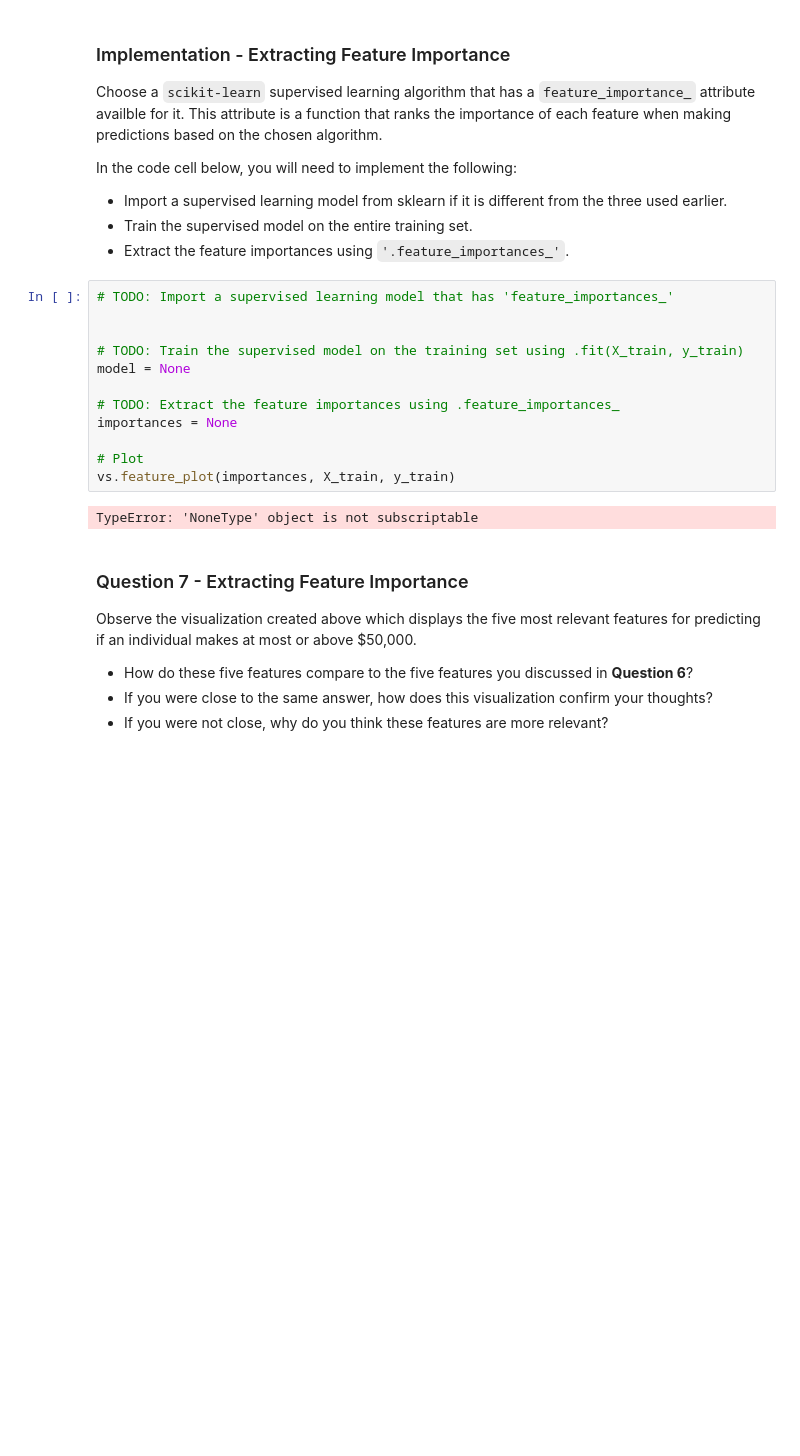
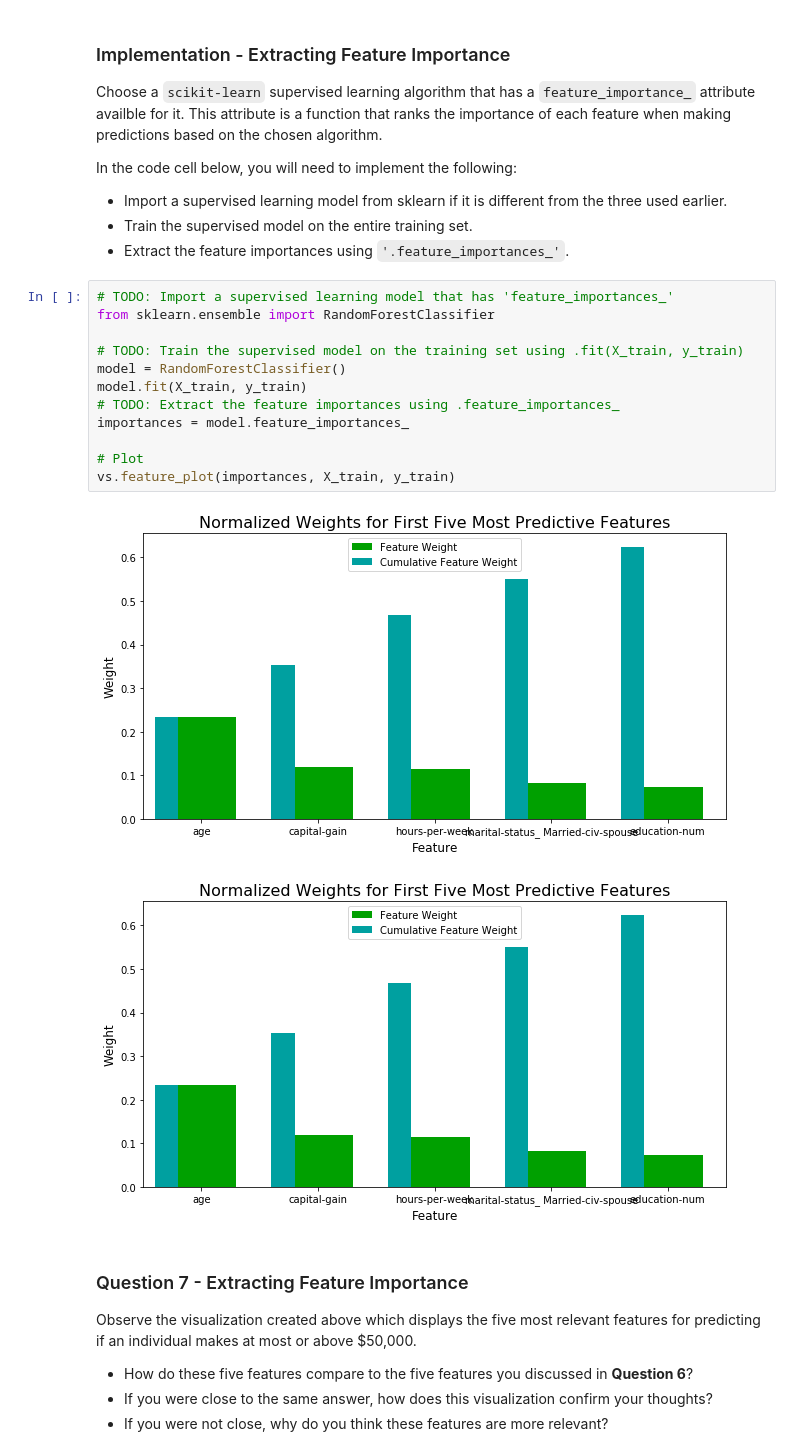
Before and after one commit to cidmedeiros/ml-projects, a Jupyter notebook: projects/finding_donors/finding_donors.ipynb, the cells around one changed output. Saved outputs shown, nothing was run; the diff lists cells and outputs as text; blank space fills up the shorter version.

```diff
--- a/projects/finding_donors/finding_donors.ipynb
+++ b/projects/finding_donors/finding_donors.ipynb
@@ -647,18 +651,19 @@ In the code cell below, you will need to implement the following:
  - Extract the feature importances using `'.feature_importances_'`.
 # %%
 # TODO: Import a supervised learning model that has 'feature_importances_'
-
+from sklearn.ensemble import RandomForestClassifier
 
 # TODO: Train the supervised model on the training set using .fit(X_train, y_train)
-model = None
-
+model = RandomForestClassifier()
+model.fit(X_train, y_train)
 # TODO: Extract the feature importances using .feature_importances_
-importances = None
+importances = model.feature_importances_
 
 # Plot
 vs.feature_plot(importances, X_train, y_train)
 # %% [output]
-TypeError: 'NoneType' object is not subscriptable
+[figure, added]
+[figure, added]
 # %% [markdown]
 ### Question 7 - Extracting Feature Importance
 
```
Also changed, not shown: parts of 9 cells of this notebook, 1 other file.
